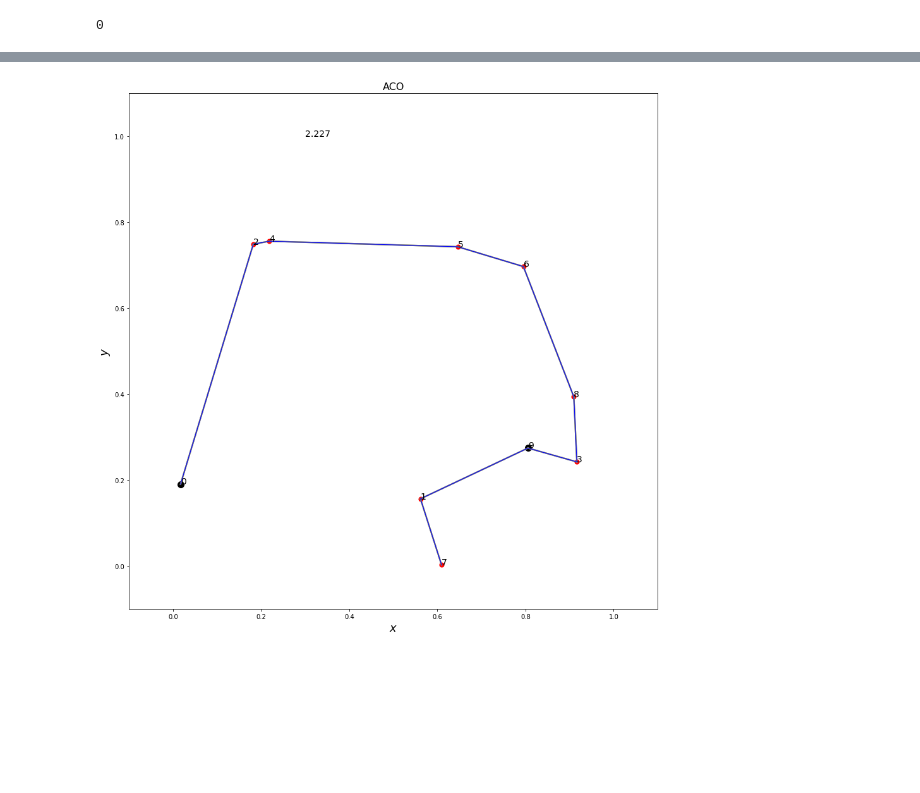
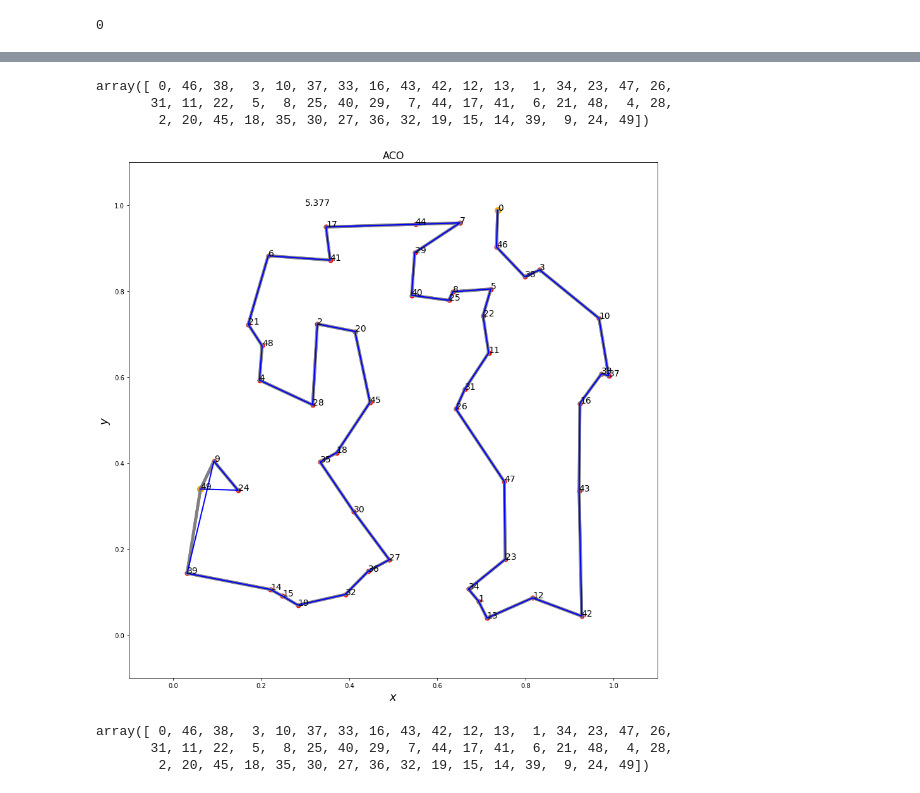
Before and after one commit to pkky/Projekty, a Jupyter notebook: ProjektS.ipynb, the cells around one changed output, grey strips where cells are left out. Cells and saved outputs as stored; diff of their text form; code cells hidden in the pictures; blank space fills up the shorter version.

```diff
--- a/ProjektS.ipynb
+++ b/ProjektS.ipynb
@@ -22,7 +22,7 @@ from itertools import permutations
 # %% [markdown]
 Problem TSP
 # %%
-n=10 # dla algorytmu mrówkowego
+n=50 # dla algorytmu mrówkowego
 
 cities = np.array([[random.random(),random.random()] for i in range(n)]) # lista współrzędnych miast
 cities
@@ -202,7 +228,7 @@ def ac_one(pop):
         print()
         #pos=random.randint(0,n-1) # początkowe losowe miasto dla danej mrówki
         pos=0
-        posx=n-1
+        posx=x
         route=[pos] # dodanie miasta początkowego do trasy
         print(pos)
         to_v=[i for i in range(0,pos)]+[i for i in range(pos+1,n)] # miasta do odwiedzenia
@@ -270,7 +309,7 @@ opt # najkrótsza znaleziona trasa
 # %%
 # cały algorytm mrówkowy dla TSP (10 linijek + 20 linijek kodu ac_one)
 
-iter=2000
+iter=10000
 # iter=10000 # liczba iteracji dla n=50
 
 min_l=10**10 # coś dużego, początkowa długość najlepszej drogi (numeryczna nieskonczoność)
@@ -318,30 +373,44 @@ best_route
+# %%
+w=np.append(best_route,x)
+w=np.delete(w,47)
+w
+# %% [output]
+array([ 0, 46, 38,  3, 10, 37, 33, 16, 43, 42, 12, 13,  1, 34, 23, 47, 26,
+       31, 11, 22,  5,  8, 25, 40, 29,  7, 44, 17, 41,  6, 21, 48,  4, 28,
+        2, 20, 45, 18, 35, 30, 27, 36, 32, 19, 15, 14, 39,  9, 24, 49])
 # %%
 plo_mro=plt.figure(figsize=(15,15))
 plt.title("ACO",fontsize=16)
 plt.xlim(-.1,1.1)
 plt.ylim(-.1,1.1)
 
 # grafika ilustrujaca gęstość feromonów poprzez grubość linii
 for i in range(n):
     for j in range(n):
         plt.plot([cities[i,0],cities[j,0]],[cities[i,1],cities[j,1]],
                  c="gray",linewidth=5*fero[i,j]) # grubosć linii prop. do gestości feromonów
 
-bb=np.array([cities[i] for i in best_route])
-plt.plot(bb[:,0],bb[:,1],c='blue',linewidth=1)
+bb=np.array([cities[i] for i in w])
+plt.plot(bb[:,0],bb[:,1],c='blue',linewidth=2)
 
 
 plt.scatter(cities[:,0],cities[:,1],c='red', s=50)
-plt.scatter(cities[0,0],cities[0,1],c='black',s=100)
-plt.scatter(cities[x,0],cities[x,1],c='black',s=100)
+plt.scatter(cities[0,0],cities[0,1],c='orange', s=100)
+plt.scatter(cities[n-1,0],cities[n-1,1],c='orange', s=100)
 
 for i in range(n):
     plt.annotate(i, (cities[i,0], cities[i,1]),fontsize=14)
 
 mm=np.round(min_l,3)
 plt.annotate(mm, (.3,1),fontsize=14)
 
 plt.xlabel('$x$',fontsize=18)
 plt.ylabel('$y$',fontsize=18);
 # %% [output]
-[figure, old version]
+[figure, new version]
+# %%
+w
+# %% [output]
+array([ 0, 46, 38,  3, 10, 37, 33, 16, 43, 42, 12, 13,  1, 34, 23, 47, 26,
+       31, 11, 22,  5,  8, 25, 40, 29,  7, 44, 17, 41,  6, 21, 48,  4, 28,
+        2, 20, 45, 18, 35, 30, 27, 36, 32, 19, 15, 14, 39,  9, 24, 49])
```
Also changed, not shown: parts of 14 cells of this notebook.
